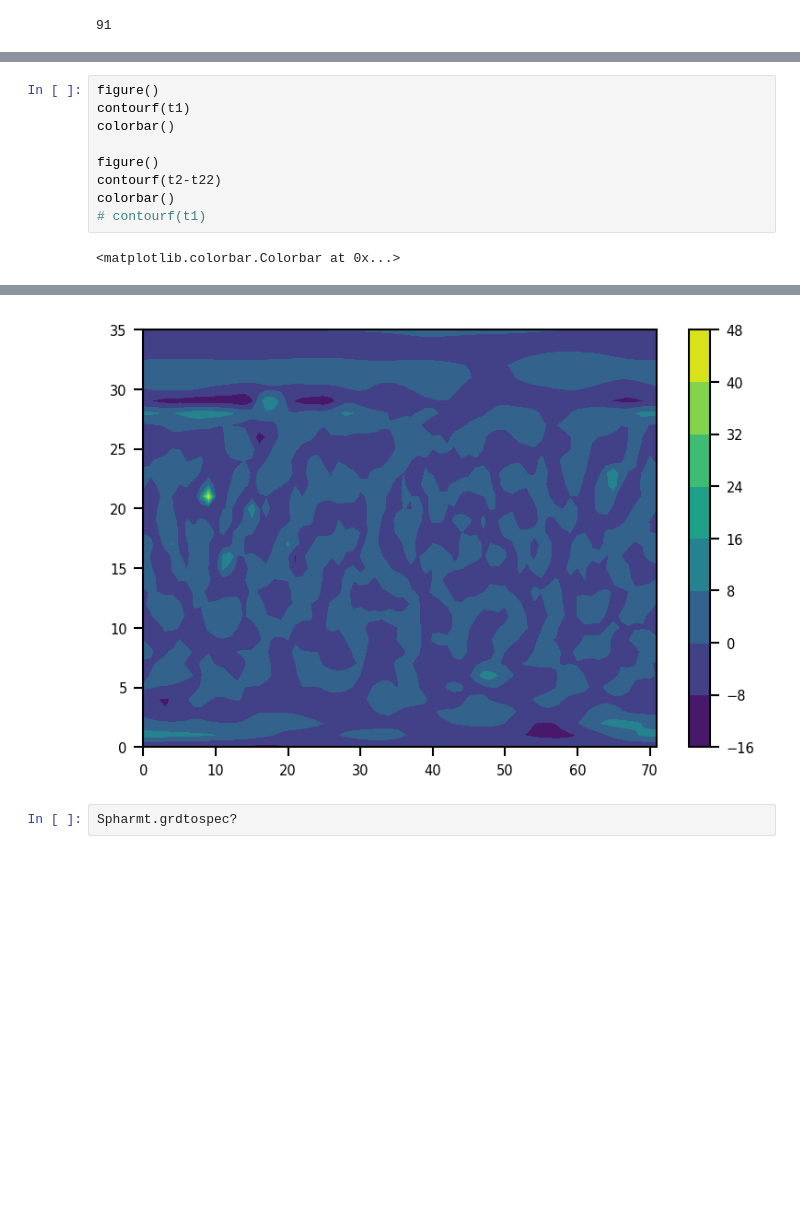
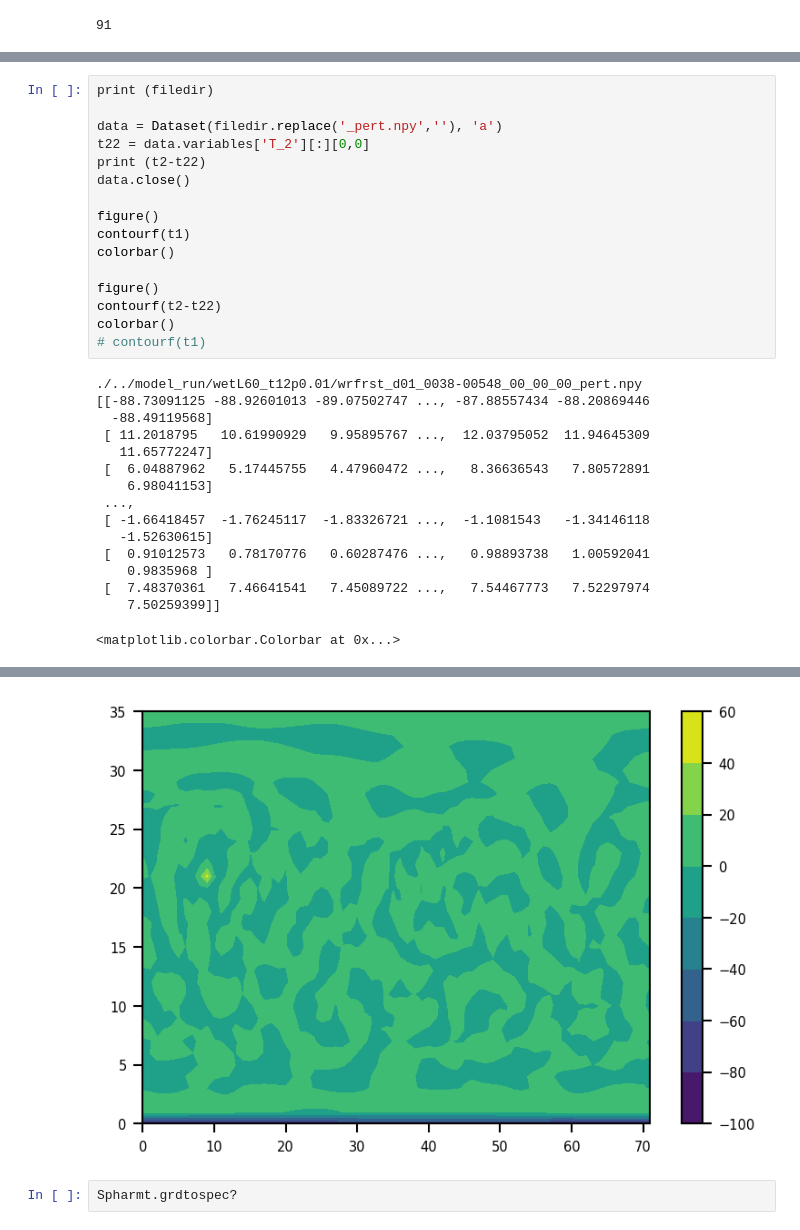
Before and after one commit to sokvisal/marswrf, a Jupyter notebook: tperturbation .ipynb, the cells around one changed output, grey strips where cells are left out. Saved outputs shown, nothing was run; the diff lists cells and outputs as text; blank space fills up the shorter version.

```diff
--- a/tperturbation .ipynb
+++ b/tperturbation .ipynb
@@ -110,4 +120,11 @@ data.close()
 # %%
+print (filedir)
+
+data = Dataset(filedir.replace('_pert.npy',''), 'a')
+t22 = data.variables['T_2'][:][0,0]
+print (t2-t22)
+data.close()
+
 figure()
 contourf(t1)
 colorbar()
@@ -117,4 +134,18 @@ contourf(t2-t22)
 colorbar()
 # contourf(t1)
 # %% [output]
-<matplotlib.colorbar.Colorbar at 0x...>
+./../model_run/wetL60_t12p0.01/wrfrst_d01_0038-00548_00_00_00_pert.npy
+[[-88.73091125 -88.92601013 -89.07502747 ..., -87.88557434 -88.20869446
+  -88.49119568]
+ [ 11.2018795   10.61990929   9.95895767 ...,  12.03795052  11.94645309
+   11.65772247]
+ [  6.04887962   5.17445755   4.47960472 ...,   8.36636543   7.80572891
+    6.98041153]
+ ...,
+ [ -1.66418457  -1.76245117  -1.83326721 ...,  -1.1081543   -1.34146118
+   -1.52630615]
+ [  0.91012573   0.78170776   0.60287476 ...,   0.98893738   1.00592041
+    0.9835968 ]
+ [  7.48370361   7.46641541   7.45089722 ...,   7.54467773   7.52297974
+    7.50259399]]
+<matplotlib.colorbar.Colorbar at 0x...>
@@ -122,3 +153,3 @@ colorbar()
-[figure, old version]
+[figure, new version]
 # %%
 Spharmt.grdtospec?
```
Also changed, not shown: parts of 2 cells of this notebook.
